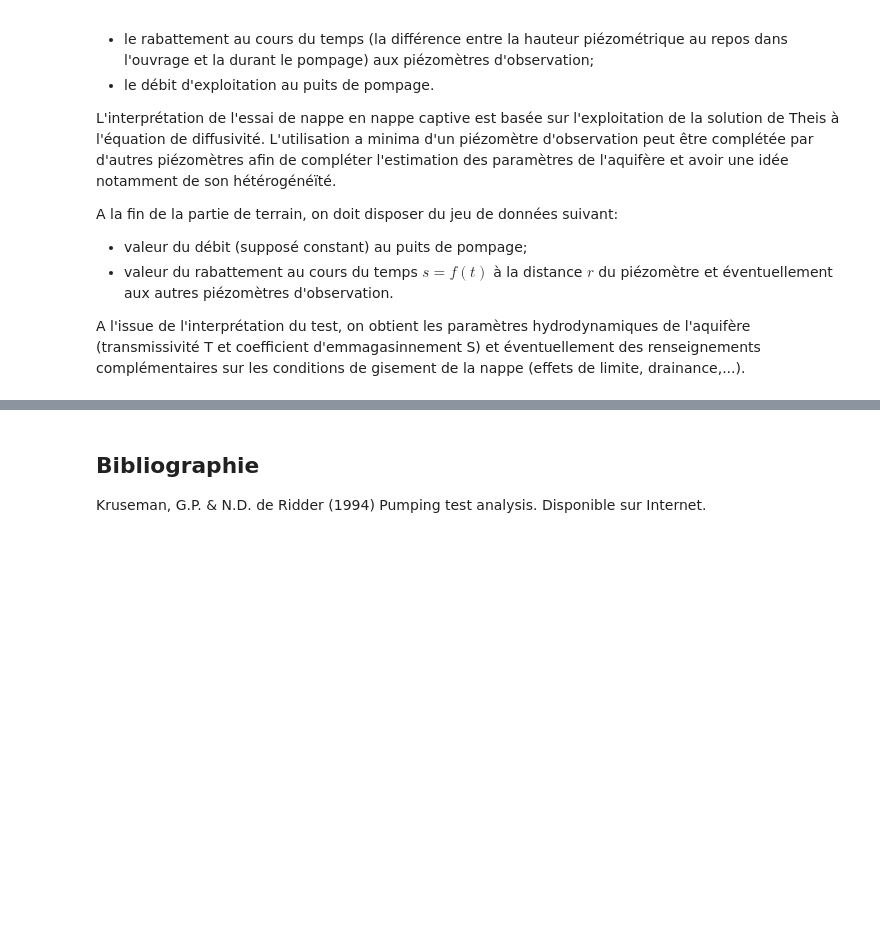
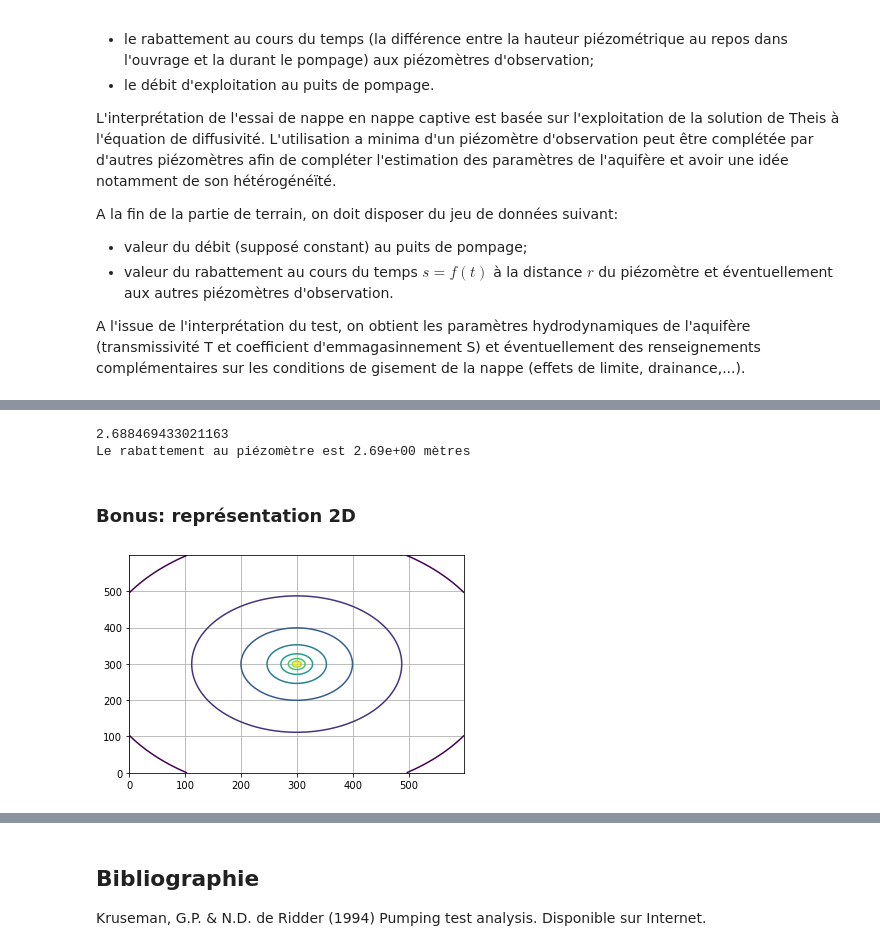
Before and after one commit to larroque852/NB_ENS2_theis_jacob, a Jupyter notebook: ENS2_Nappe_Theis.ipynb, the cells around one changed output, grey strips where cells are left out. Cells and saved outputs as stored; diff of their text form; code cells hidden in the pictures; blank space fills up the shorter version.

```diff
--- a/ENS2_Nappe_Theis.ipynb
+++ b/ENS2_Nappe_Theis.ipynb
@@ -29,0 +207,62 @@ YouTubeVideo('0rRd_DqilwI')
+# %%
+import numpy as np
+import scipy.special as sp
+import matplotlib.pyplot as plt
+
+#conditions de l'essai
+Q = 135 # débit (m3/h)
+r = 42 # distance piézomètre/puits (m)
+t = 5 # (h)
+#aquifère
+K = 3e-4 # (m/s)
+S = 2e-4 # (-)
+b = 25 # (m)
+
+#cohenrece unités SI
+Q = Q / 3600
+t = t * 3600
+
+# calcul du rabattement au piezometre p
+s_p = Q / (4 * np.pi * K * b) * sp.exp1((r ** 2 * S)/ (4 * K * b * t))
+
+print(s_p)
+
+#avec un formalisme plus conventionnel !
+print('Le rabattement au piézomètre est',  "{:.2e}".format(s_p), 'mètres')
+# %% [output]
+2.688469433021163
+Le rabattement au piézomètre est 2.69e+00 mètres
+# %% [markdown]
+### Bonus: représentation 2D
+# %%
+import numpy as np
+import scipy.special as sp
+import matplotlib.pyplot as plt
+
+K = 3e-4 # (m/s)
+S = 2e-4 # (-)
+b = 25 # (m)
+
+xf1 = 300 #0 < (m) < 600
+yf1 = 300 #0 < (m) < 600
+
+Qf1 = 135 #m3/h
+
+t = 5  # pompage synchrones heure
+
+
+x = np.linspace(0,600,600)
+y = np.linspace(0,600,600)
+X, Y = np.meshgrid(x, y)
+
+r1 = np.sqrt((X-xf1) ** 2 + (Y-yf1) ** 2)
+u1 = r1**2. * S / (4 * (K * b) * (t * 3600))
+s1 = (Qf1 / 3600)/(4 * np.pi * (K * b)) * sp.exp1(u1)
+
+level = np.arange(1,5,0.50) #valeur des iso (min,max,delta)
+plt.contour(s1,level)
+plt.clabel(map, fontsize=9, inline=1)
+plt.grid()
+plt.show()
+# %% [output]
+[figure, added]
```
Also changed, not shown: parts of 45 cells of this notebook, 1 other file.
